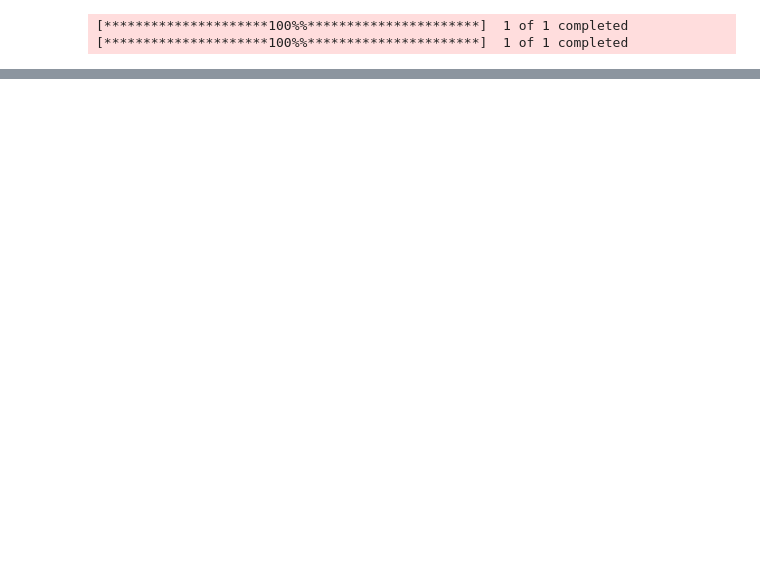
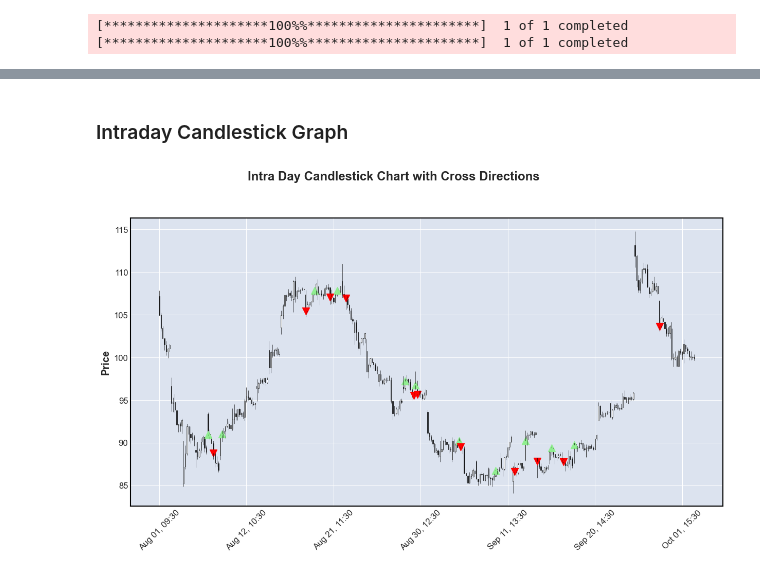
Before and after one commit to rindel/labs, a Jupyter notebook: ticker_technical_analysis.ipynb, the cells around one changed output, grey strips where cells are left out. Cells and saved outputs as stored; diff of their text form; code cells hidden in the pictures; blank space fills up the shorter version.

```diff
--- a/ticker_technical_analysis.ipynb
+++ b/ticker_technical_analysis.ipynb
@@ -226,0 +278,30 @@ add intra day 1 hour into the calc
+# %% [markdown]
+### Intraday Candlestick Graph
+# %%
+# Plot the INTRA DAY candlestick & SIGNAL chart with the custom black background
+mpf.plot(
+    df_intra,
+    type='candle',
+    title='Intra Day Candlestick Chart with Cross Directions',
+    figsize=(16, 8),
+    ylabel='Price',
+    warn_too_much_data=len(df_intra) + 1,
+    addplot=[
+        mpf.make_addplot(
+            np.where(df_intra['Cross_Direction'] == 'crossed up', df_intra['Close'], np.nan),
+            type='scatter',
+            marker='^',      # Upward triangle for 'crossed up'
+            markersize=100,  # Marker size
+            color='lightgreen'  # Color for 'crossed up'
+        ),
+        mpf.make_addplot(
+            np.where(df_intra['Cross_Direction'] == 'crossed down', df_intra['Close'], np.nan),
+            type='scatter',
+            marker='v',      # Downward triangle for 'crossed down'
+            markersize=100,  # Marker size
+            color='red'      # Color for 'crossed down'
+        )
+    ]
+)
+# %% [output]
+[figure, added]
```
Also changed, not shown: parts of 18 cells of this notebook.
